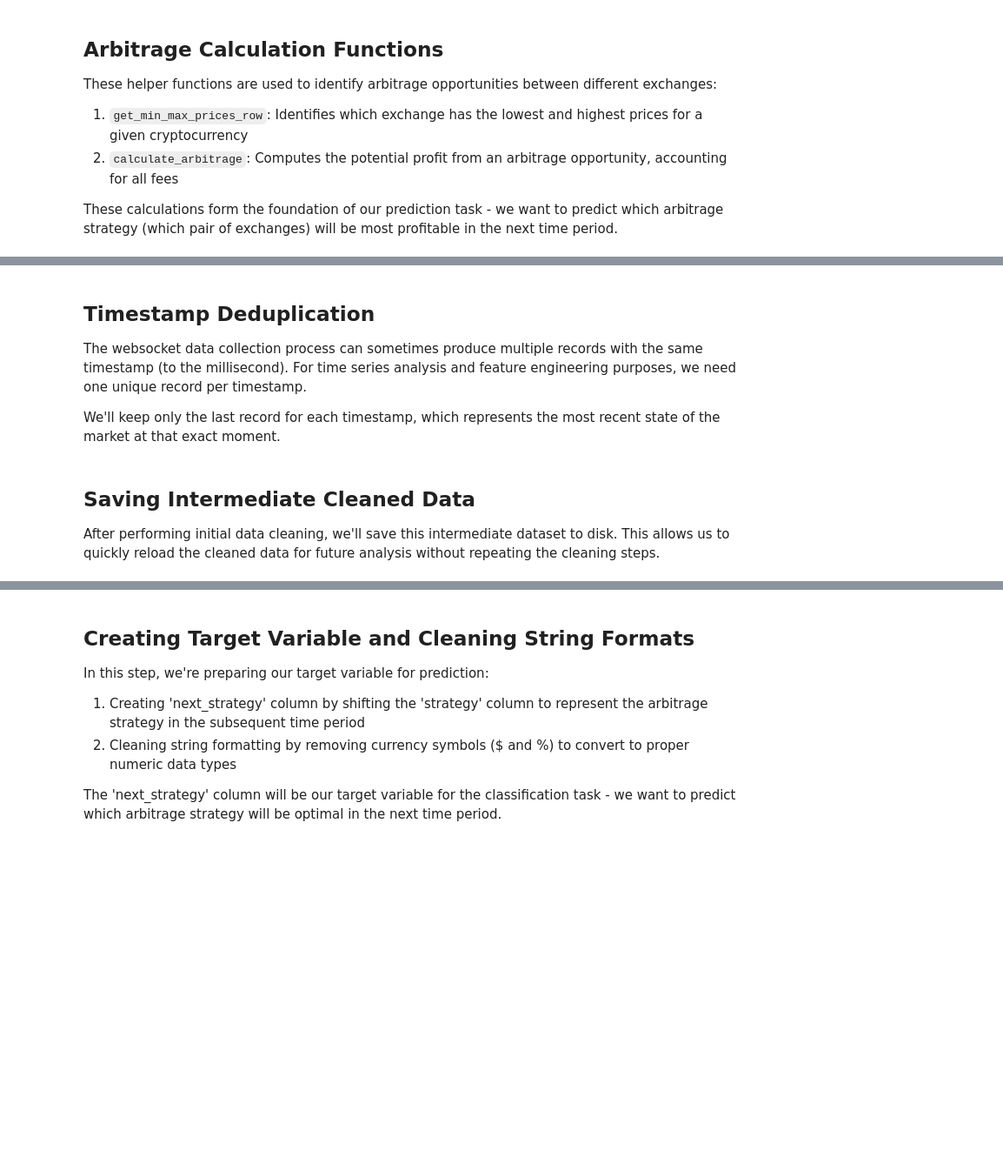
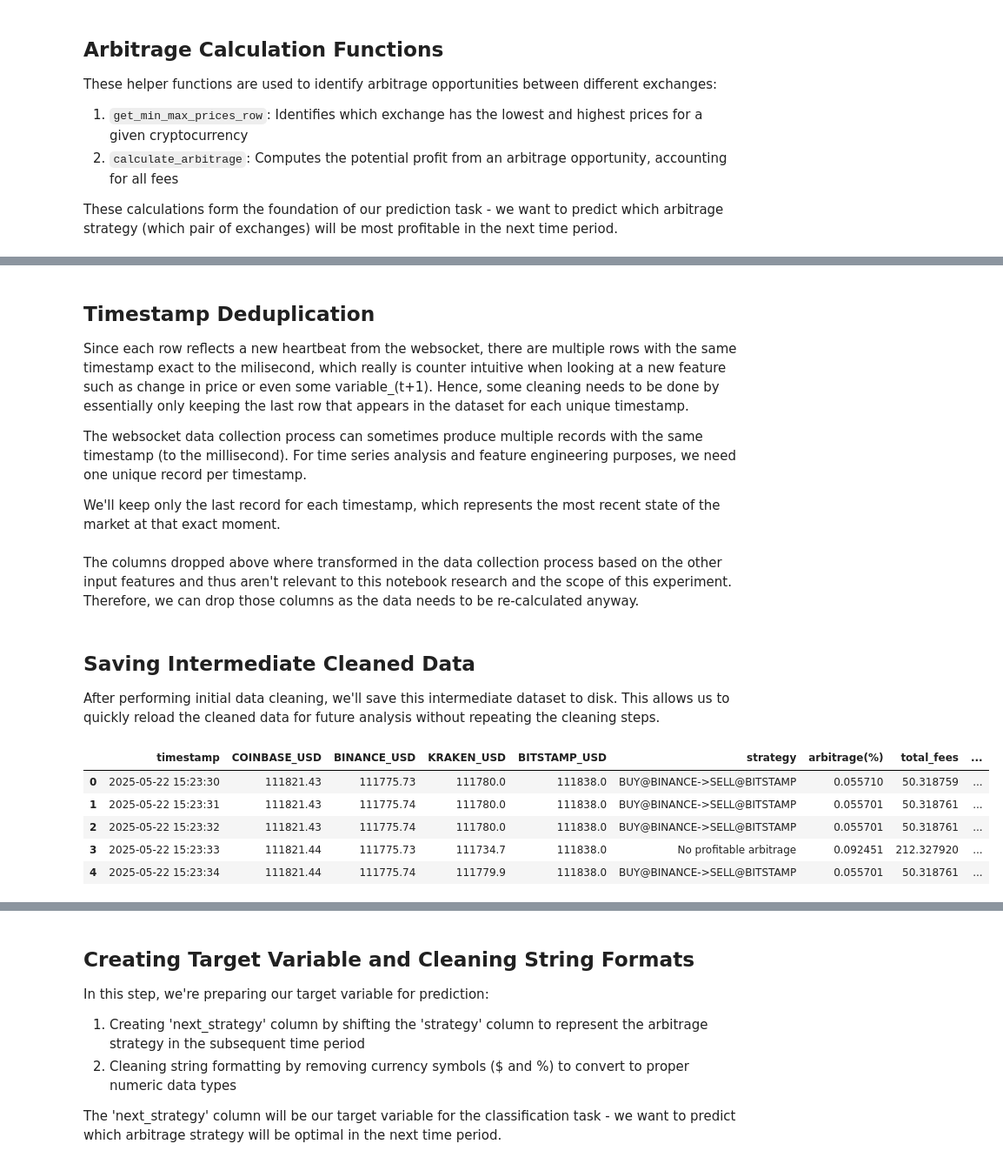
Before and after one commit to appadook/arbitrage-crypto-ml, a Jupyter notebook: ML Project crypto-arbitrage.ipynb, the cells around one changed output, grey strips where cells are left out. Shown at 87% size. Drawn from its saved outputs; the diff is of its cells as text; code cells hidden in the pictures; blank space fills up the shorter version.

```diff
--- a/ML Project crypto-arbitrage.ipynb
+++ b/ML Project crypto-arbitrage.ipynb
@@ -259,5 +449,7 @@ print(f"Removed {rows_removed} duplicate timestamp rows ({rows_removed/pre_dedup
 # %% [markdown]
 ## Timestamp Deduplication
+
+Since each row reflects a new heartbeat from the websocket, there are multiple rows with the same timestamp exact to the milisecond, which really is counter intuitive when looking at a new feature such as change in price or even some variable_(t+1). Hence, some cleaning needs to be done by essentially only keeping the last row that appears in the dataset for each unique timestamp.
 
 The websocket data collection process can sometimes produce multiple records with the same timestamp (to the millisecond). For time series analysis and feature engineering purposes, we need one unique record per timestamp.
 
@@ -267,10 +459,20 @@ We'll keep only the last record for each timestamp, which represents the most re
 df = df.drop(columns=['strategy', 'arbitrage', 'total_fees', 'arbitrage_after_fees'])
 
 df.to_csv("cleaned_crypto_arbitrage_intermediate.csv", index=False)
+# %% [markdown]
+The columns dropped above where transformed in the data collection process based on the other input features and thus aren't relevant to this notebook research and the scope of this experiment. Therefore, we can drop those columns as the data needs to be re-calculated anyway.
 # %% [markdown]
 ## Saving Intermediate Cleaned Data
 
 After performing initial data cleaning, we'll save this intermediate dataset to disk. This allows us to quickly reload the cleaned data for future analysis without repeating the cleaning steps.
 # %%
 df = pd.read_csv("cleaned_crypto_arbitrage_with_fees.csv")
+df_no_fees = pd.read_csv("cleaned_crypto_arbitrage_no_fees.csv")
 df.head()
+# %% [output]
+|  | timestamp | COINBASE_USD | BINANCE_USD | KRAKEN_USD | BITSTAMP_USD | strategy | arbitrage(%) | total_fees | ... |
+| 0 | 2025-05-22 15:23:30 | 111821.43 | 111775.73 | 111780.0 | 111838.0 | BUY@BINANCE->SELL@BITSTAMP | 0.055710 | 50.318759 | ... |
+| 1 | 2025-05-22 15:23:31 | 111821.43 | 111775.74 | 111780.0 | 111838.0 | BUY@BINANCE->SELL@BITSTAMP | 0.055701 | 50.318761 | ... |
+| 2 | 2025-05-22 15:23:32 | 111821.43 | 111775.74 | 111780.0 | 111838.0 | BUY@BINANCE->SELL@BITSTAMP | 0.055701 | 50.318761 | ... |
+| 3 | 2025-05-22 15:23:33 | 111821.44 | 111775.73 | 111734.7 | 111838.0 | No profitable arbitrage | 0.092451 | 212.327920 | ... |
+| 4 | 2025-05-22 15:23:34 | 111821.44 | 111775.74 | 111779.9 | 111838.0 | BUY@BINANCE->SELL@BITSTAMP | 0.055701 | 50.318761 | ... |
```
Also changed, not shown: parts of 64 cells of this notebook, 2 other files.
